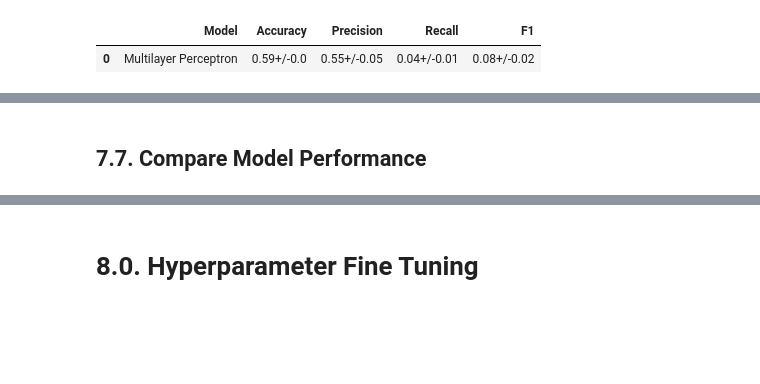
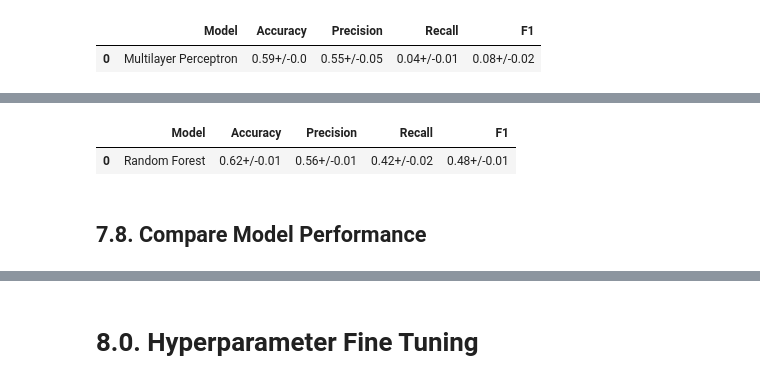
Before and after one commit to endhel/InvestBot, a Jupyter notebook: InvestBot.ipynb, the cells around one changed output, grey strips where cells are left out. Saved outputs shown, nothing was run; the diff lists cells and outputs as text; code cells hidden in the pictures; blank space fills up the shorter version.

```diff
--- a/InvestBot.ipynb
+++ b/InvestBot.ipynb
@@ -877,3 +961,11 @@ mlp_cv
+# %%
+# Cross Validation
+rf = RandomForestClassifier( random_state=13 )
+rf_cv = cross_validation( rf, X_train, y_train, 'Random Forest' )
+rf_cv
+# %% [output]
+|  | Model | Accuracy | Precision | Recall | F1 |
+| 0 | Random Forest | 0.62+/-0.01 | 0.56+/-0.01 | 0.42+/-0.02 | 0.48+/-0.01 |
 # %% [markdown]
-## 7.7. Compare Model Performance
+## 7.8. Compare Model Performance
 # %%
```
Also changed, not shown: parts of 17 cells of this notebook.
